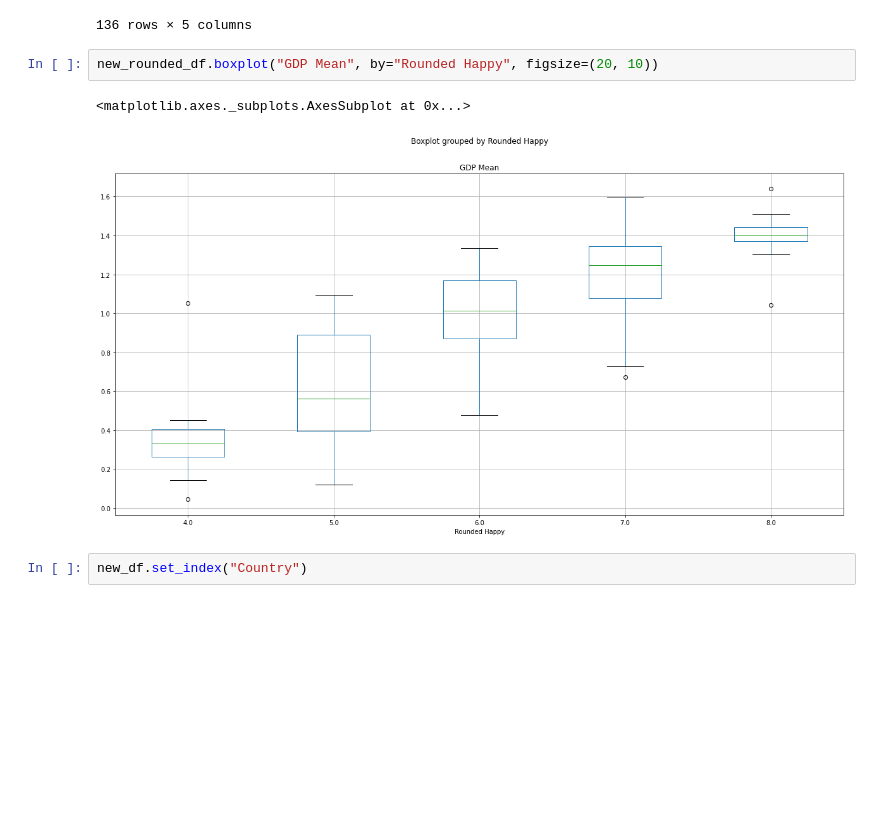
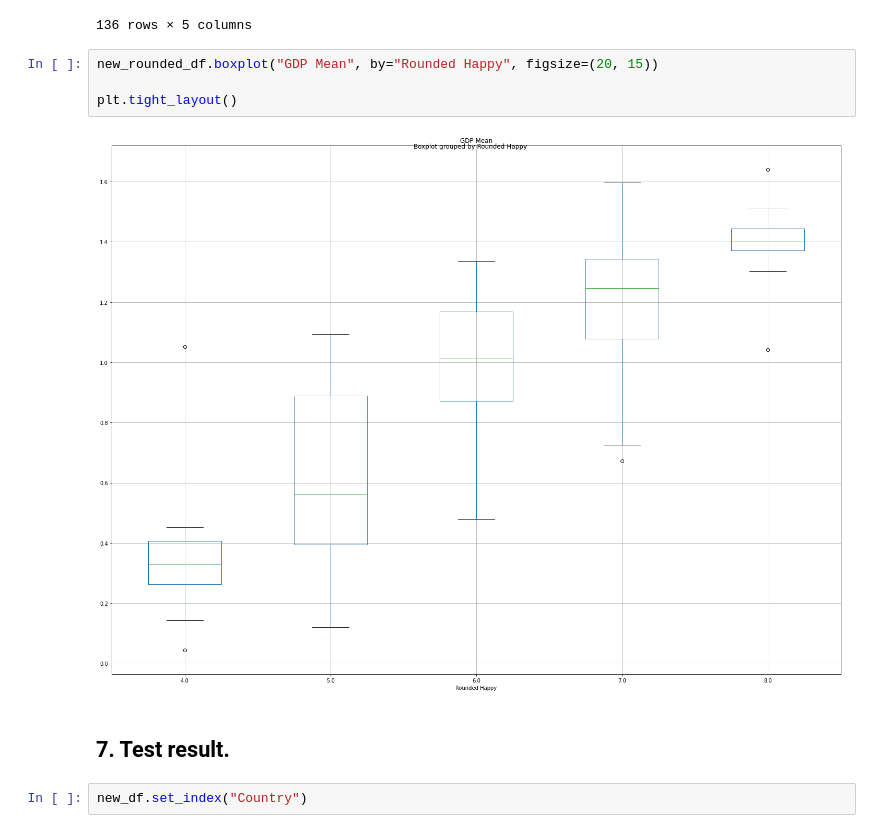
Before and after one commit to matteo005/Happiness_Project, a Jupyter notebook: nks_gdp_analysis.ipynb, the cells around one changed output. Saved outputs shown, nothing was run; the diff lists cells and outputs as text; blank space fills up the shorter version.

```diff
--- a/nks_gdp_analysis.ipynb
+++ b/nks_gdp_analysis.ipynb
@@ -306,10 +319,13 @@ new_rounded_df
 | 135 | Togo | Sub-Saharan Africa | 3.716457 | 0.264496 | 4.0 |
 136 rows × 5 columns
 # %%
-new_rounded_df.boxplot("GDP Mean", by="Rounded Happy", figsize=(20, 10))
+new_rounded_df.boxplot("GDP Mean", by="Rounded Happy", figsize=(20, 15))
+
+plt.tight_layout()
 # %% [output]
-<matplotlib.axes._subplots.AxesSubplot at 0x...>
-[figure, old version]
+[figure, new version]
+# %% [markdown]
+## 7. Test result.
 # %%
 new_df.set_index("Country")
 # %% [output]
```
Also changed, not shown: parts of 19 cells of this notebook.
